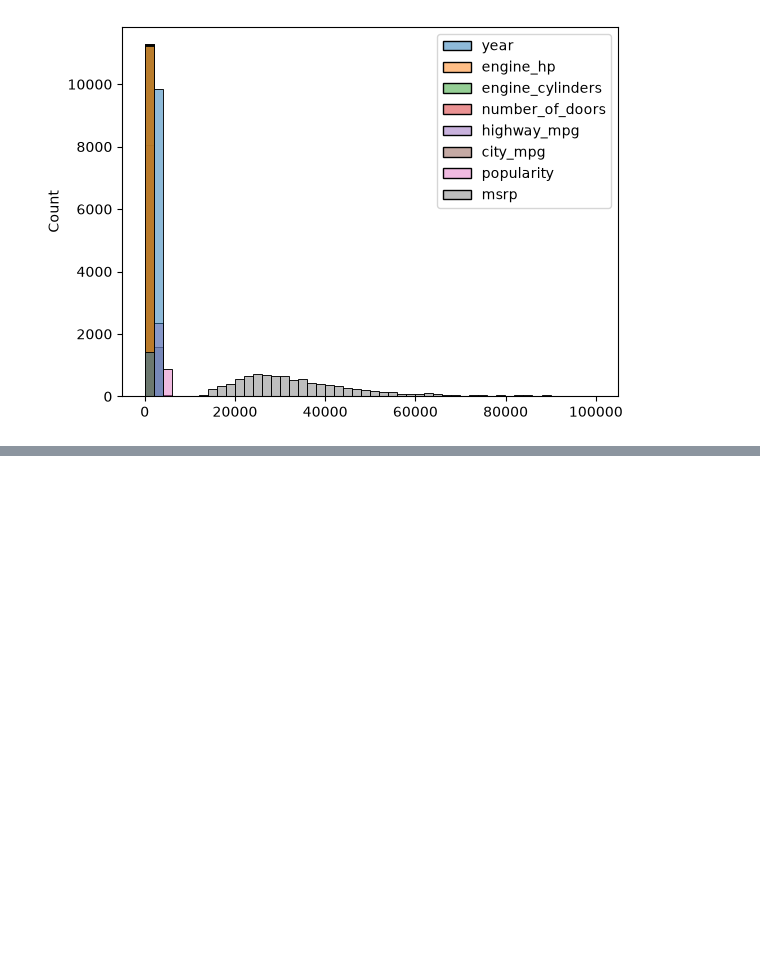
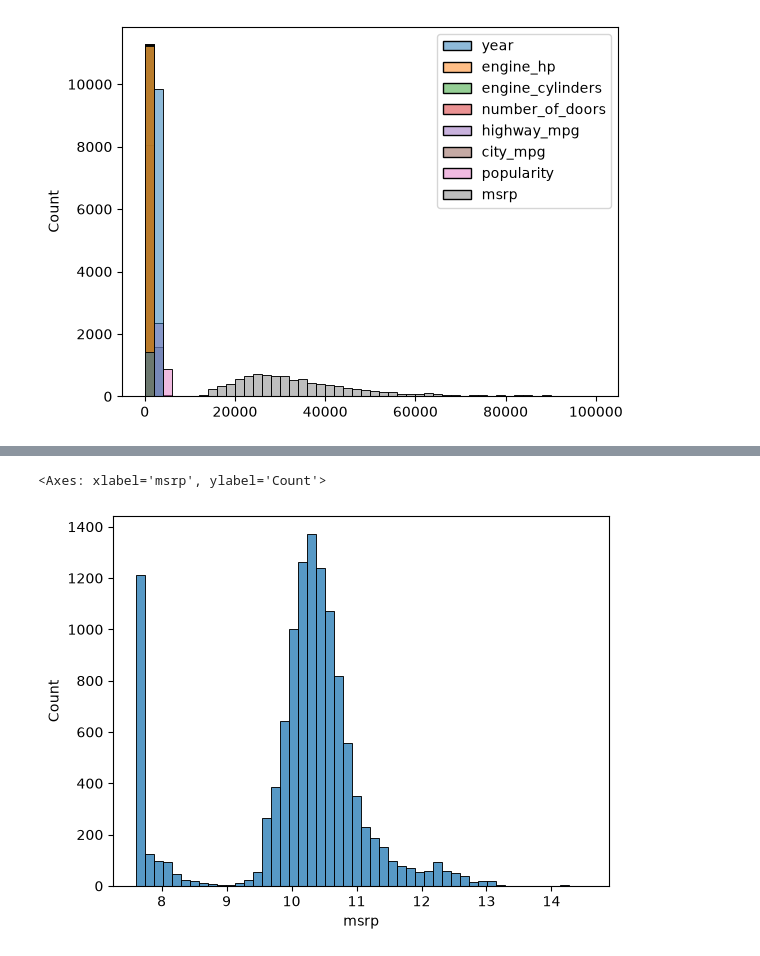
Before and after one commit to AJKossi/machine-learning-zoomcamp, a Jupyter notebook: 02-car-price/02-carprice.ipynb, the cells around one changed output, grey strips where cells are left out. Drawn from its saved outputs; the diff is of its cells as text; code cells hidden in the pictures; blank space fills up the shorter version.

```diff
--- a/02-car-price/02-carprice.ipynb
+++ b/02-car-price/02-carprice.ipynb
@@ -206,0 +227,5 @@ price_logs = np.log1p(car_df.msrp)
+# %%
+sns.histplot(price_logs, bins=50)
+# %% [output]
+<Axes: xlabel='msrp', ylabel='Count'>
+[figure, added]
```
Also changed, not shown: parts of 8 cells of this notebook, 1 other file.
